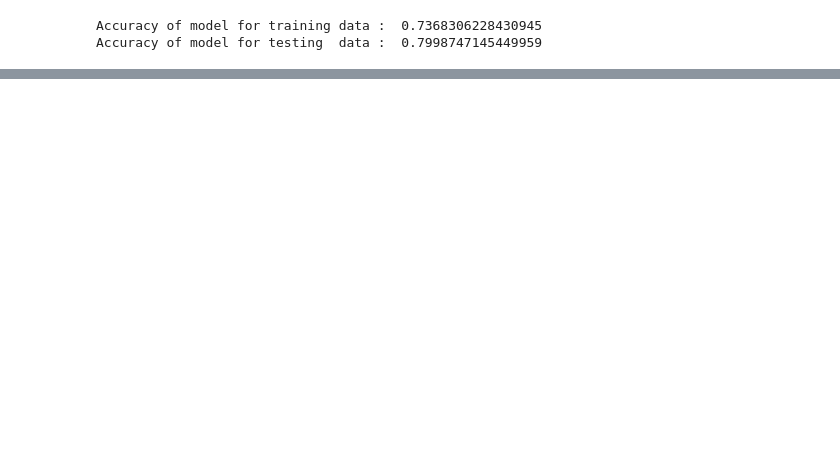
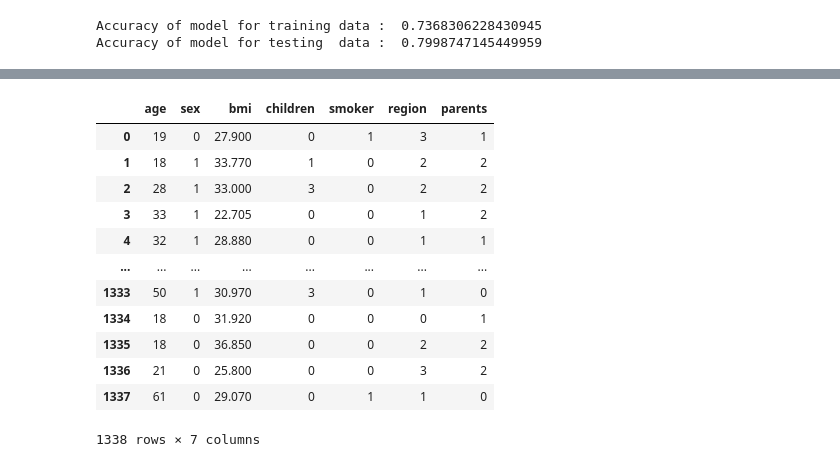
Before and after one commit to BhaveshDwaram/Minor-project, a Jupyter notebook: Medical Insurance Cost Prediction.ipynb, the cells around one changed output, grey strips where cells are left out. Saved outputs shown, nothing was run; the diff lists cells and outputs as text; code cells hidden in the pictures; blank space fills up the shorter version.

```diff
--- a/Medical Insurance Cost Prediction.ipynb
+++ b/Medical Insurance Cost Prediction.ipynb
@@ -470,0 +786,17 @@ pickle_out.close()
+# %%
+# Define the function to assign number of parents inversely proportional to age
+def assign_parents(age):
+    # Probabilities decrease with increasing age
+    if age < 30:
+        return np.random.choice([0, 1, 2], p=[0.1, 0.2, 0.7])
+    elif 30 <= age < 50:
+        return np.random.choice([0, 1, 2], p=[0.3, 0.4, 0.3])
+    elif 50 <= age < 60:
+        return np.random.choice([0, 1, 2], p=[0.5, 0.4, 0.1])
+    else:
+        return np.random.choice([0, 1, 2], p=[0.7, 0.2, 0.1])
+# %%
+#creating new data frame for family floater from existing data frame
+insurance_dataframe_family=insurance_dataframe.copy(deep=True)
+# Apply the function to create the 'parents' column
+insurance_dataframe_family['parents'] = insurance_dataframe_family['age'].apply(assign_parents)
@@ -470,0 +820,18 @@ pickle_out.close()
+# %%
+x_family=insurance_dataframe_family.drop(['charges'],axis=1)
+y_family=insurance_dataframe_family.charges
+x_family
+# %% [output]
+|  | age | sex | bmi | children | smoker | region | parents |
+| 0 | 19 | 0 | 27.900 | 0 | 1 | 3 | 1 |
+| 1 | 18 | 1 | 33.770 | 1 | 0 | 2 | 2 |
+| 2 | 28 | 1 | 33.000 | 3 | 0 | 2 | 2 |
+| 3 | 33 | 1 | 22.705 | 0 | 0 | 1 | 2 |
+| 4 | 32 | 1 | 28.880 | 0 | 0 | 1 | 1 |
+| ... | ... | ... | ... | ... | ... | ... | ... |
+| 1333 | 50 | 1 | 30.970 | 3 | 0 | 1 | 0 |
+| 1334 | 18 | 0 | 31.920 | 0 | 0 | 0 | 1 |
+| 1335 | 18 | 0 | 36.850 | 0 | 0 | 2 | 2 |
+| 1336 | 21 | 0 | 25.800 | 0 | 0 | 3 | 2 |
+| 1337 | 61 | 0 | 29.070 | 0 | 1 | 1 | 0 |
+1338 rows × 7 columns
```
Also changed, not shown: parts of 50 cells of this notebook, 5 other files.
